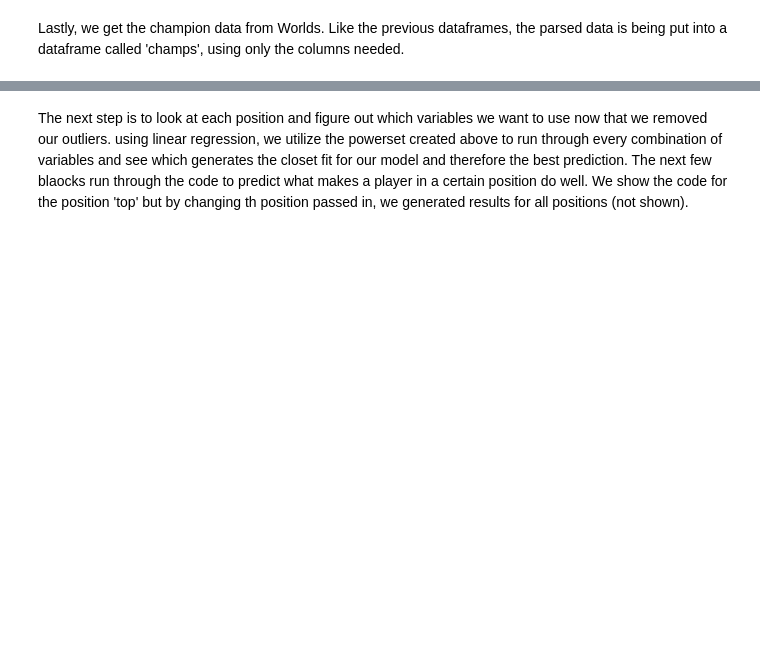
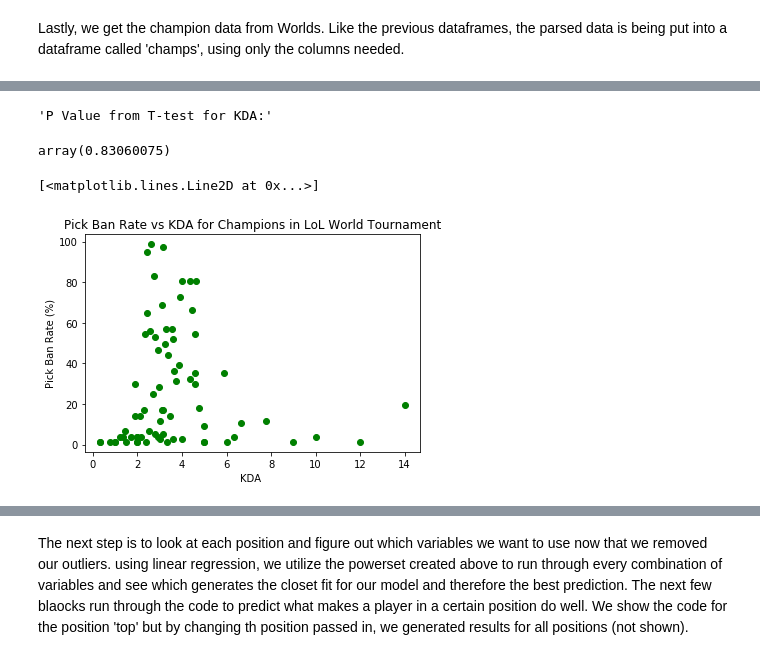
Before and after one commit to dbriggs2/dbriggs2.github.io, a Jupyter notebook: Final.ipynb, the cells around one changed output, grey strips where cells are left out. Cells and saved outputs as stored; diff of their text form; code cells hidden in the pictures; blank space fills up the shorter version.

Commit message:
updated markdown version with comments and champion analysis

```diff
--- a/Final.ipynb
+++ b/Final.ipynb
@@ -486,0 +517,21 @@ champs.to_csv("champs.csv")
+# %%
+champs['PB'] = champs['PB'].astype('float')
+champs['Winrate'] = champs['Winrate'].astype('float')
+champs['Kill_Participation'] = champs['Kill Participation'].astype('float')
+champs['Gold_Share'] = champs['Gold Share'].astype('float')
+champs['Kill_Share'] = champs['Kill Share'].astype('float')
+champs['KDA'] = champs['KDA'].astype('float')
+champs['CSPM'] = champs['CSPM'].astype('float')
+champs['GPM'] = champs['GPM'].astype('float')
+model = sm.ols(formula='PB ~ KDA', data =champs).fit()
+display("P Value from T-test for KDA:",model.t_test('KDA = 0').pvalue)
+
+plt.title("Pick Ban Rate vs KDA for Champions in LoL World Tournament")
+plt.xlabel("KDA ")
+plt.ylabel("Pick Ban Rate (%)")
+plt.plot(champs['KDA'],champs['PB'],'go')
+# %% [output]
+'P Value from T-test for KDA:'
+array(0.83060075)
+[<matplotlib.lines.Line2D at 0x...>]
+[figure, added]
```
Also changed, not shown: parts of 60 cells of this notebook.
